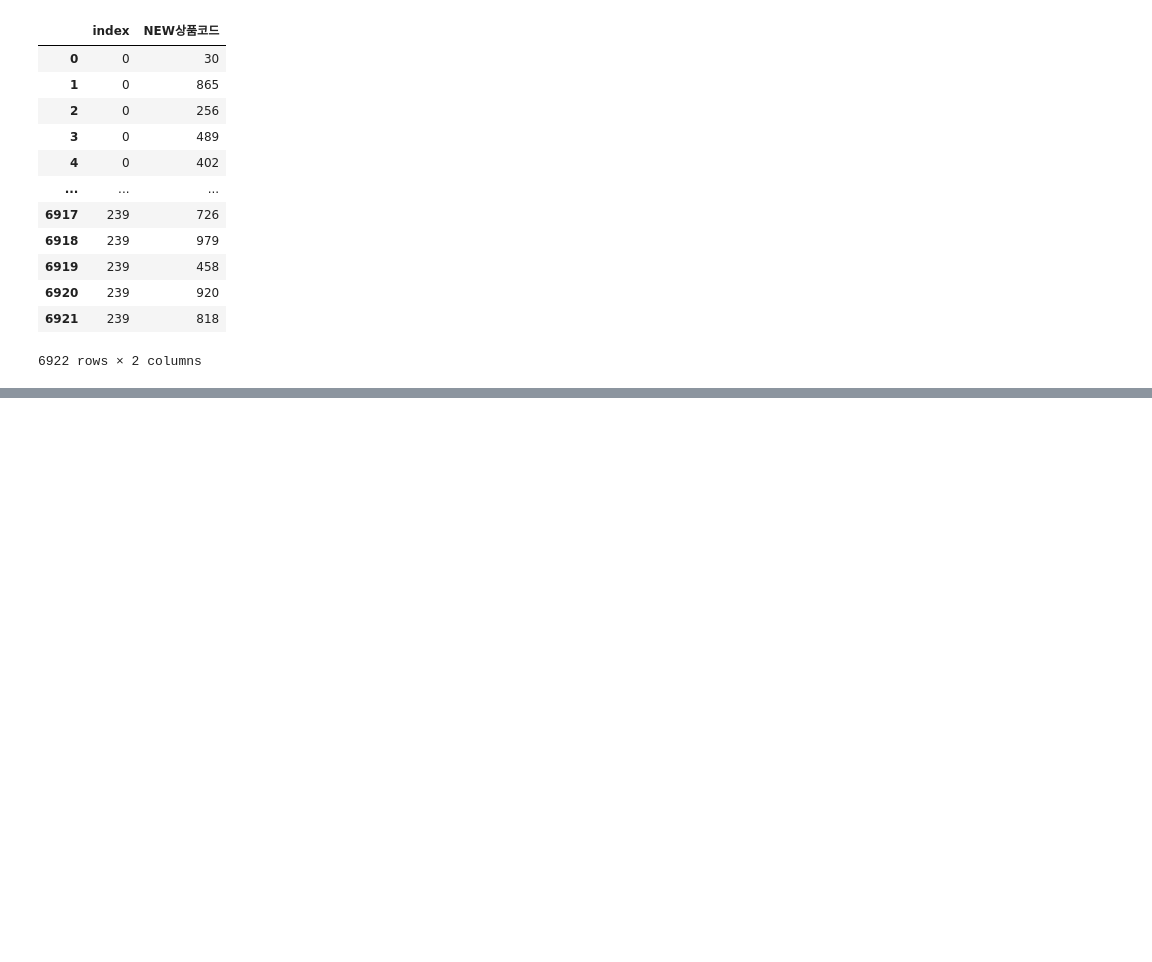
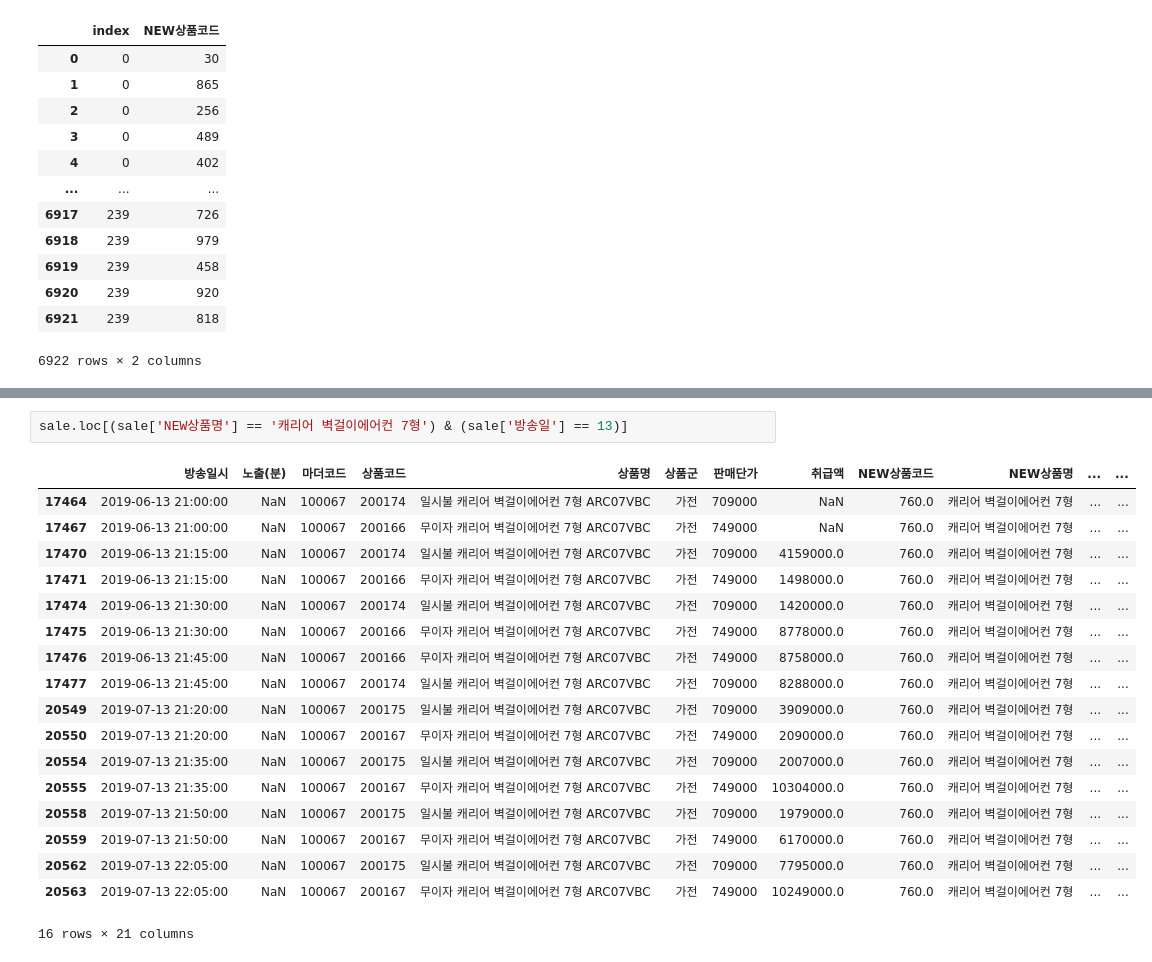
Before and after one commit to cryingjin/Shopping_GG, a Jupyter notebook: 3. Modeling/0913_recommendation.ipynb, the cells around one changed output, grey strips where cells are left out. Saved outputs shown, nothing was run; the diff lists cells and outputs as text; blank space fills up the shorter version.

```diff
--- a/3. Modeling/0913_recommendation.ipynb
+++ b/3. Modeling/0913_recommendation.ipynb
@@ -212,0 +278,21 @@ res
+# %%
+sale.loc[(sale['NEW상품명'] == '캐리어 벽걸이에어컨 7형') & (sale['방송일'] == 13)]
+# %% [output]
+|  | 방송일시 | 노출(분) | 마더코드 | 상품코드 | 상품명 | 상품군 | 판매단가 | 취급액 | NEW상품코드 | NEW상품명 | ... | ... |
+| 17464 | 2019-06-13 21:00:00 | NaN | 100067 | 200174 | 일시불 캐리어 벽걸이에어컨 7형 ARC07VBC | 가전 | 709000 | NaN | 760.0 | 캐리어 벽걸이에어컨 7형 | ... | ... |
+| 17467 | 2019-06-13 21:00:00 | NaN | 100067 | 200166 | 무이자 캐리어 벽걸이에어컨 7형 ARC07VBC | 가전 | 749000 | NaN | 760.0 | 캐리어 벽걸이에어컨 7형 | ... | ... |
+| 17470 | 2019-06-13 21:15:00 | NaN | 100067 | 200174 | 일시불 캐리어 벽걸이에어컨 7형 ARC07VBC | 가전 | 709000 | 4159000.0 | 760.0 | 캐리어 벽걸이에어컨 7형 | ... | ... |
+| 17471 | 2019-06-13 21:15:00 | NaN | 100067 | 200166 | 무이자 캐리어 벽걸이에어컨 7형 ARC07VBC | 가전 | 749000 | 1498000.0 | 760.0 | 캐리어 벽걸이에어컨 7형 | ... | ... |
+| 17474 | 2019-06-13 21:30:00 | NaN | 100067 | 200174 | 일시불 캐리어 벽걸이에어컨 7형 ARC07VBC | 가전 | 709000 | 1420000.0 | 760.0 | 캐리어 벽걸이에어컨 7형 | ... | ... |
+| 17475 | 2019-06-13 21:30:00 | NaN | 100067 | 200166 | 무이자 캐리어 벽걸이에어컨 7형 ARC07VBC | 가전 | 749000 | 8778000.0 | 760.0 | 캐리어 벽걸이에어컨 7형 | ... | ... |
+| 17476 | 2019-06-13 21:45:00 | NaN | 100067 | 200166 | 무이자 캐리어 벽걸이에어컨 7형 ARC07VBC | 가전 | 749000 | 8758000.0 | 760.0 | 캐리어 벽걸이에어컨 7형 | ... | ... |
+| 17477 | 2019-06-13 21:45:00 | NaN | 100067 | 200174 | 일시불 캐리어 벽걸이에어컨 7형 ARC07VBC | 가전 | 709000 | 8288000.0 | 760.0 | 캐리어 벽걸이에어컨 7형 | ... | ... |
+| 20549 | 2019-07-13 21:20:00 | NaN | 100067 | 200175 | 일시불 캐리어 벽걸이에어컨 7형 ARC07VBC | 가전 | 709000 | 3909000.0 | 760.0 | 캐리어 벽걸이에어컨 7형 | ... | ... |
+| 20550 | 2019-07-13 21:20:00 | NaN | 100067 | 200167 | 무이자 캐리어 벽걸이에어컨 7형 ARC07VBC | 가전 | 749000 | 2090000.0 | 760.0 | 캐리어 벽걸이에어컨 7형 | ... | ... |
+| 20554 | 2019-07-13 21:35:00 | NaN | 100067 | 200175 | 일시불 캐리어 벽걸이에어컨 7형 ARC07VBC | 가전 | 709000 | 2007000.0 | 760.0 | 캐리어 벽걸이에어컨 7형 | ... | ... |
+| 20555 | 2019-07-13 21:35:00 | NaN | 100067 | 200167 | 무이자 캐리어 벽걸이에어컨 7형 ARC07VBC | 가전 | 749000 | 10304000.0 | 760.0 | 캐리어 벽걸이에어컨 7형 | ... | ... |
+| 20558 | 2019-07-13 21:50:00 | NaN | 100067 | 200175 | 일시불 캐리어 벽걸이에어컨 7형 ARC07VBC | 가전 | 709000 | 1979000.0 | 760.0 | 캐리어 벽걸이에어컨 7형 | ... | ... |
+| 20559 | 2019-07-13 21:50:00 | NaN | 100067 | 200167 | 무이자 캐리어 벽걸이에어컨 7형 ARC07VBC | 가전 | 749000 | 6170000.0 | 760.0 | 캐리어 벽걸이에어컨 7형 | ... | ... |
+| 20562 | 2019-07-13 22:05:00 | NaN | 100067 | 200175 | 일시불 캐리어 벽걸이에어컨 7형 ARC07VBC | 가전 | 709000 | 7795000.0 | 760.0 | 캐리어 벽걸이에어컨 7형 | ... | ... |
+| 20563 | 2019-07-13 22:05:00 | NaN | 100067 | 200167 | 무이자 캐리어 벽걸이에어컨 7형 ARC07VBC | 가전 | 749000 | 10249000.0 | 760.0 | 캐리어 벽걸이에어컨 7형 | ... | ... |
+16 rows × 21 columns
```
Also changed, not shown: parts of 36 cells of this notebook, 3 other files.
